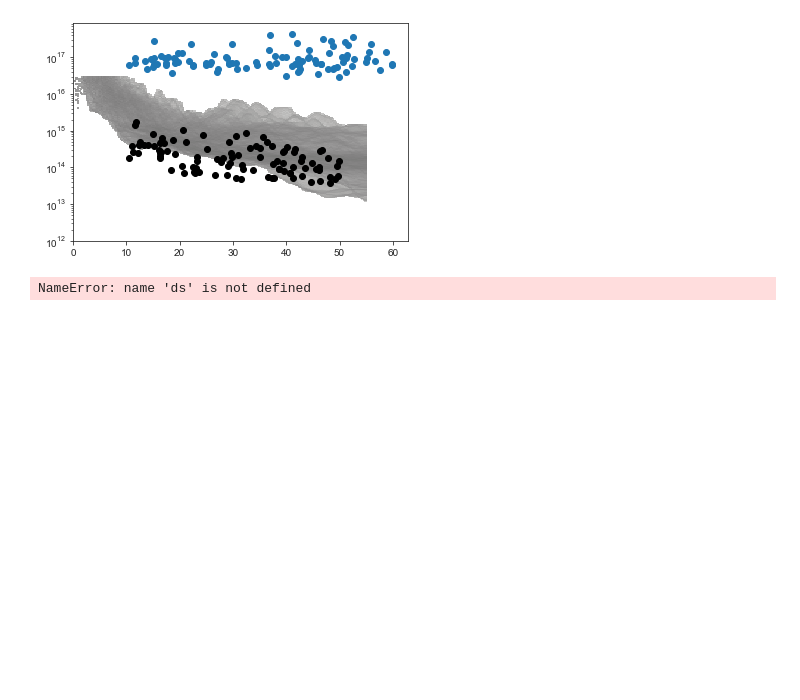
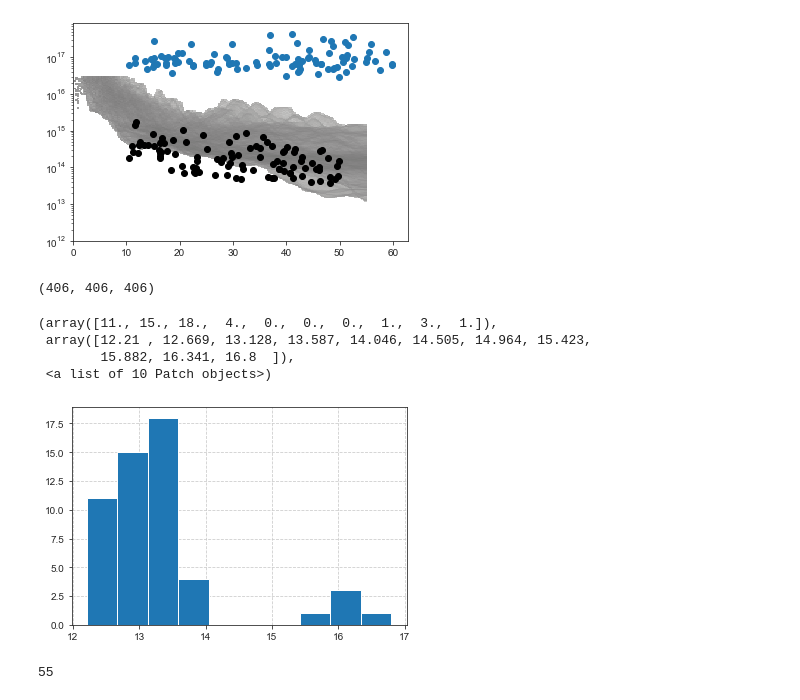
Before and after one commit to ibutsky/synthetic_spectra, a Jupyter notebook: scripts/plotting/paper_plots.ipynb, the cells around one changed output. Drawn from its saved outputs; the diff is of its cells as text; code cells hidden in the pictures; blank space fills up the shorter version.

```diff
--- a/scripts/plotting/paper_plots.ipynb
+++ b/scripts/plotting/paper_plots.ipynb
@@ -1368,5 +1524,23 @@ ax.scatter(impact_list, ocol_list)
 <matplotlib.collections.PathCollection at 0x...>
 [figure]
 # %%
+fn = '../../data/werk2013_data.txt'
+name, ion, ionization = np.loadtxt(fn, comments='#', unpack = True, dtype = 'str', usecols = (0, 2, 3))
+vel, vel_err, b, berr, logN, logNerr = np.loadtxt(fn, comments='#', unpack = True, usecols = (4, 5, 6, 7, 8, 9))
-# %% [output]
-NameError: name 'ds' is not defined
+# %%
+len(name), len(ion), len(ionization)
+# %% [output]
+(406, 406, 406)
+# %%
+mask = (ion == 'Si') & (ionization == 'III') & (berr > 0)
+plt.hist(logN[mask])
+# %% [output]
+(array([11., 15., 18.,  4.,  0.,  0.,  0.,  1.,  3.,  1.]),
+ array([12.21 , 12.669, 13.128, 13.587, 14.046, 14.505, 14.964, 15.423,
+        15.882, 16.341, 16.8  ]),
+ <a list of 10 Patch objects>)
+[figure, added]
+# %%
+len(logN[mask])
+# %% [output]
+55
```
Also changed, not shown: parts of 10 cells of this notebook.
